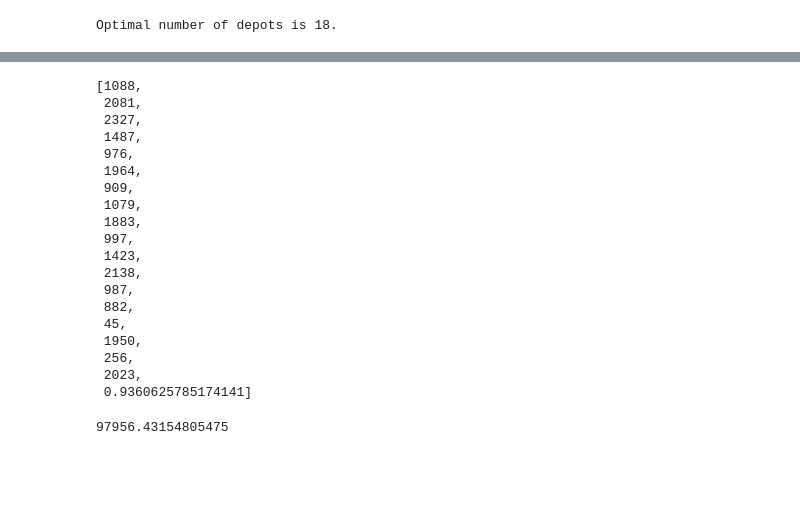
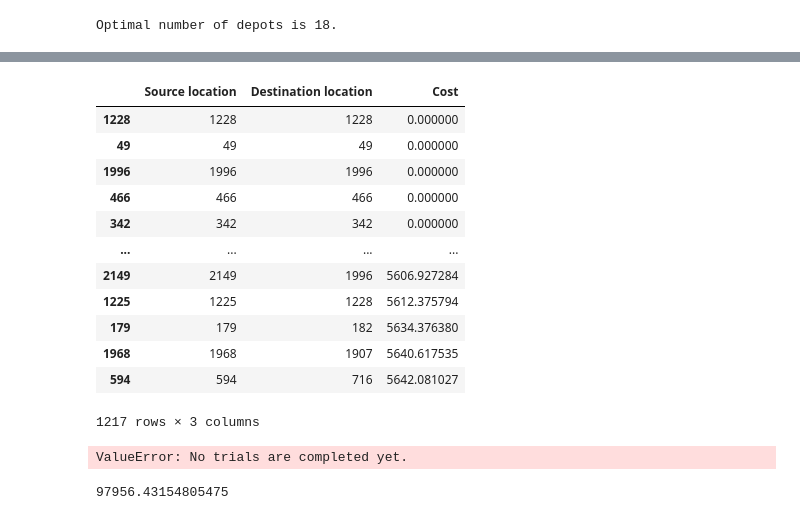
Before and after one commit to Genndoso/Shell_hachakton_2023, a Jupyter notebook: notebooks/Optuna.ipynb, the cells around one changed output, grey strips where cells are left out. Saved outputs shown, nothing was run; the diff lists cells and outputs as text; code cells hidden in the pictures; blank space fills up the shorter version.

Commit message:
Add SCIP solution, optuna solution update

```diff
--- a/notebooks/Optuna.ipynb
+++ b/notebooks/Optuna.ipynb
@@ -46,6 +58,5 @@ def optuna_obj(trial):
     return cost
 # %%
-sampler = optuna.samplers.TPESampler()
-study = optuna.create_study(sampler=sampler, direction='minimize')  # Create a new study.
-study.optimize(optuna_obj, n_trials=100)
+study = optuna.create_study(direction='minimize')  # Create a new study.
+study.optimize(optuna_obj, n_trials=50)
 # %% [output]
@@ -70,29 +81,30 @@ study.optimize(optuna_obj, n_trials=100)
 optuna.visualization.plot_optimization_history(study)
 # %% [output]
 [interactive output not drawn]
+# %%
+depot_locations = list(study.best_params.values())
+cost, depot_biomass_supply, solution = GA.objective_depot(depot_locations)
+# %%
+solution
+# %% [output]
+|  | Source location | Destination location | Cost |
+| 1228 | 1228 | 1228 | 0.000000 |
+| 49 | 49 | 49 | 0.000000 |
+| 1996 | 1996 | 1996 | 0.000000 |
+| 466 | 466 | 466 | 0.000000 |
+| 342 | 342 | 342 | 0.000000 |
+| ... | ... | ... | ... |
+| 2149 | 2149 | 1996 | 5606.927284 |
+| 1225 | 1225 | 1228 | 5612.375794 |
+| 179 | 179 | 182 | 5634.376380 |
+| 1968 | 1968 | 1907 | 5640.617535 |
+| 594 | 594 | 716 | 5642.081027 |
+1217 rows × 3 columns
 # %%
 params = list(study.best_params.values())
 params
 # %% [output]
-[1088,
- 2081,
- 2327,
- 1487,
- 976,
- 1964,
- 909,
- 1079,
- 1883,
- 997,
- 1423,
- 2138,
- 987,
- 882,
- 45,
- 1950,
- 256,
- 2023,
- 0.9360625785174141]
+ValueError: No trials are completed yet.
 # %%
 GA.optimize = False
 cost, supply, solution = GA.objective_depot(params)
```
Also changed, not shown: parts of 2 cells of this notebook, 2 other files.
